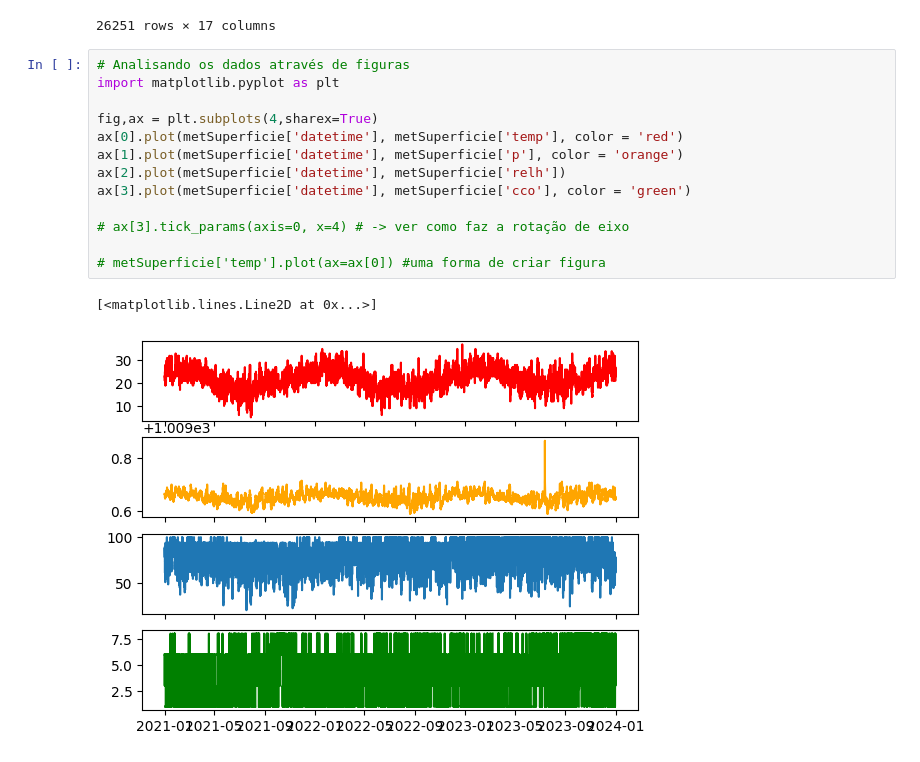
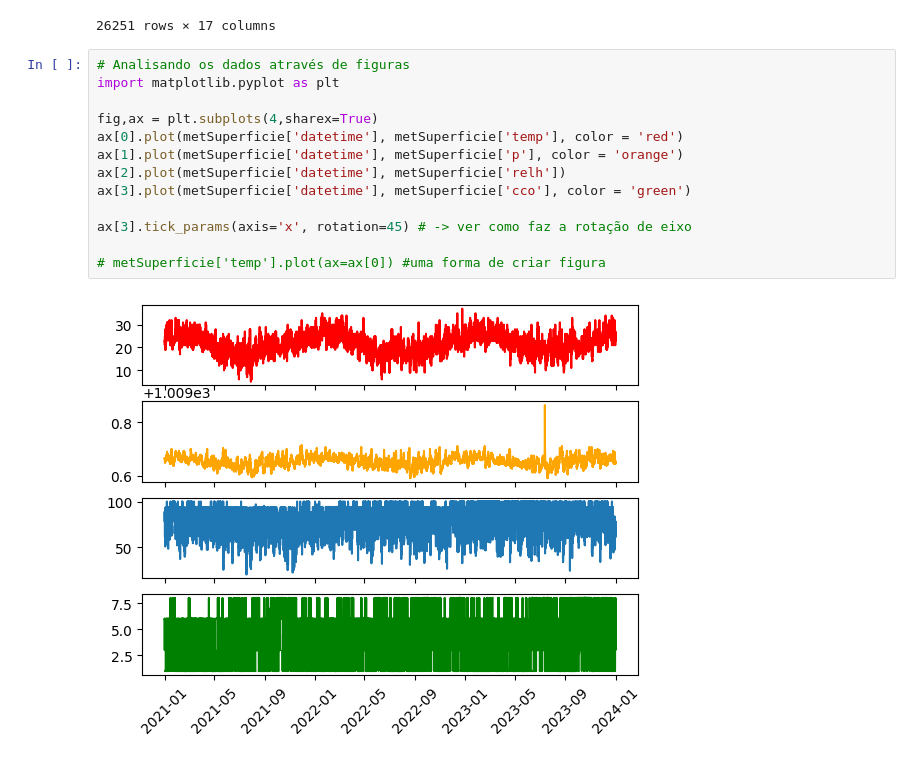
Before and after one commit to Suelensilva22/ENS5173_202401, a Jupyter notebook: Aula_Atividade_02.ipynb, the cells around one changed output. Saved outputs shown, nothing was run; the diff lists cells and outputs as text.

```diff
--- a/Aula_Atividade_02.ipynb
+++ b/Aula_Atividade_02.ipynb
@@ -164,17 +164,16 @@ Name: datetime, Length: 26251, dtype: datetime64[ns]
 # %%
 # Analisando os dados através de figuras
 import matplotlib.pyplot as plt
 
 fig,ax = plt.subplots(4,sharex=True)
 ax[0].plot(metSuperficie['datetime'], metSuperficie['temp'], color = 'red')
 ax[1].plot(metSuperficie['datetime'], metSuperficie['p'], color = 'orange')
 ax[2].plot(metSuperficie['datetime'], metSuperficie['relh'])
 ax[3].plot(metSuperficie['datetime'], metSuperficie['cco'], color = 'green')
 
-# ax[3].tick_params(axis=0, x=4) # -> ver como faz a rotação de eixo
+ax[3].tick_params(axis='x', rotation=45) # -> ver como faz a rotação de eixo
 
 # metSuperficie['temp'].plot(ax=ax[0]) #uma forma de criar figura
 # %% [output]
-[<matplotlib.lines.Line2D at 0x...>]
-[figure, old version]
+[figure, new version]
 # %%
```
Also changed, not shown: parts of 1 cell of this notebook.
